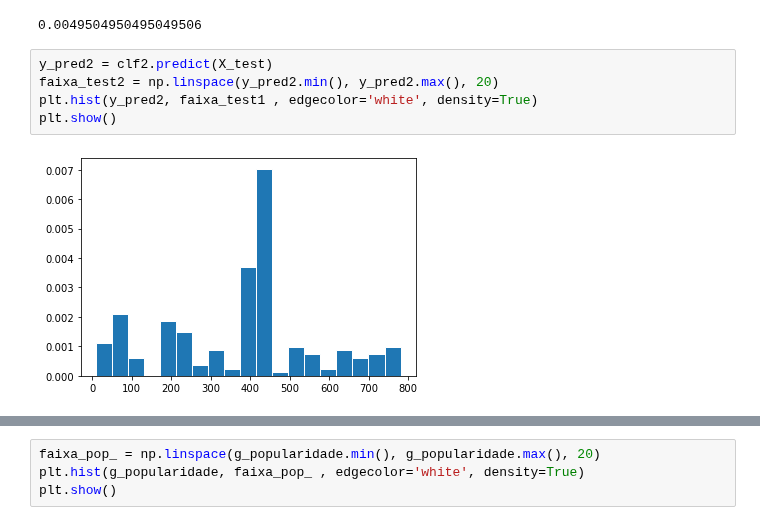
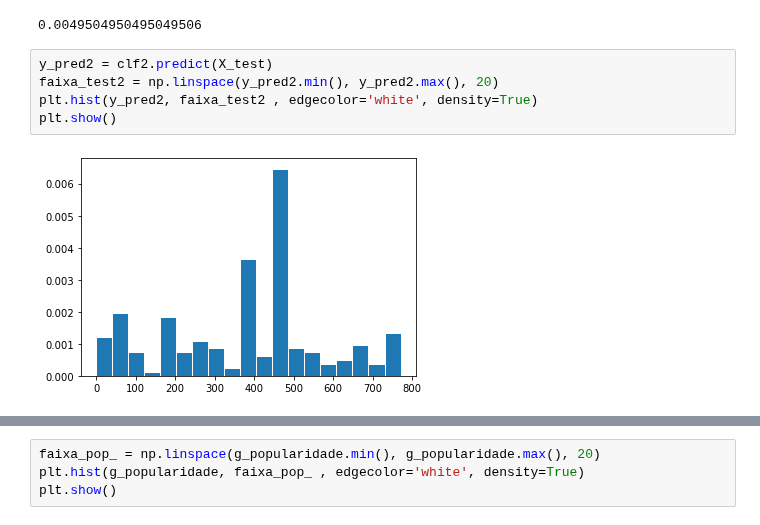
Before and after one commit to insper-classroom/22-2c-cd-p2-grupo_mace_girls, a Jupyter notebook: dados/relatorio.ipynb, the cells around one changed output, grey strips where cells are left out. Cells and saved outputs as stored; diff of their text form.

```diff
--- a/dados/relatorio.ipynb
+++ b/dados/relatorio.ipynb
@@ -474,7 +481,7 @@ clf2.score(X_test, y_test)
 # %%
 y_pred2 = clf2.predict(X_test)
 faixa_test2 = np.linspace(y_pred2.min(), y_pred2.max(), 20)
-plt.hist(y_pred2, faixa_test1 , edgecolor='white', density=True)
+plt.hist(y_pred2, faixa_test2 , edgecolor='white', density=True)
 plt.show()
 # %% [output]
-[figure, old version]
+[figure, new version]
```
Also changed, not shown: parts of 4 cells of this notebook.
